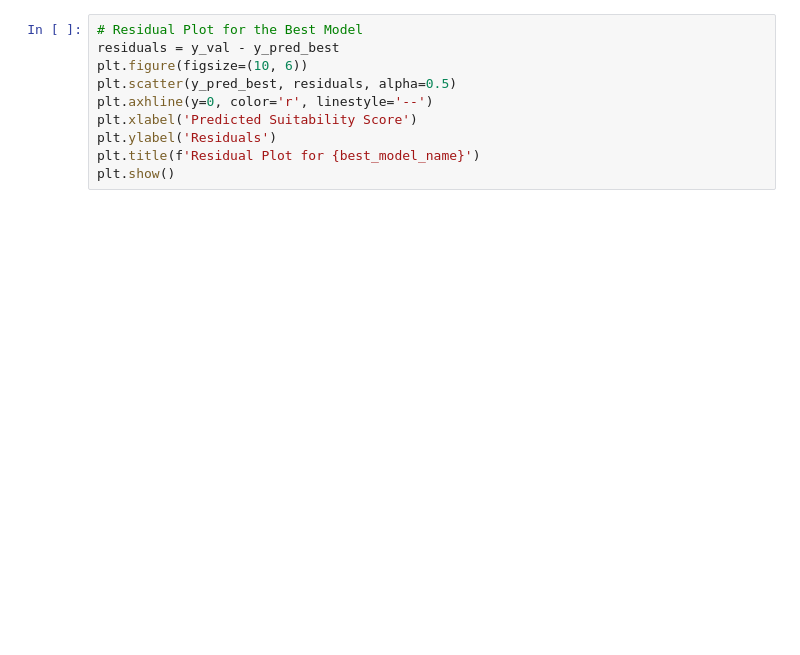
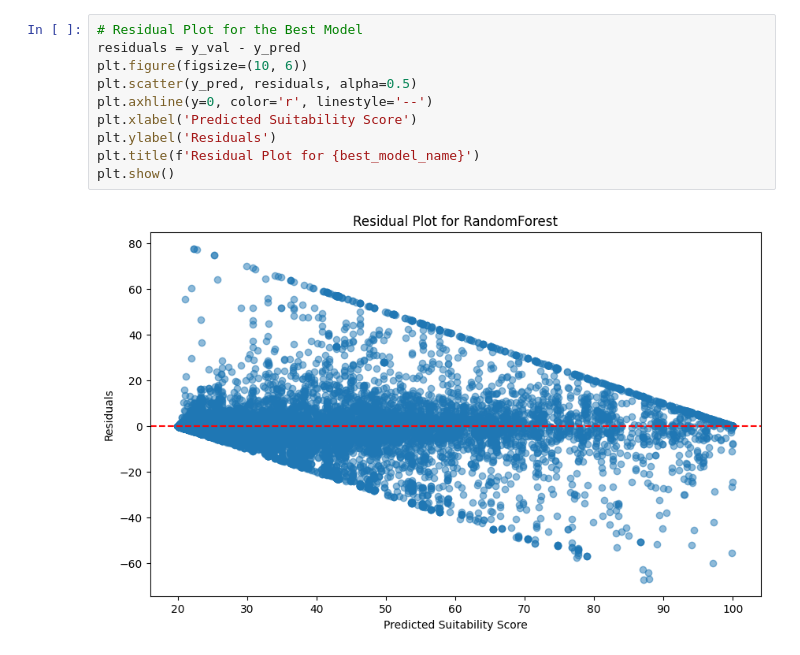
Before and after one commit to meruuuuooo/croptap-ml-v2, a Jupyter notebook: notebooks/04_model_evaluation.ipynb, the cells around one changed output. Cells and saved outputs as stored; diff of their text form; blank space fills up the shorter version.

```diff
--- a/notebooks/04_model_evaluation.ipynb
+++ b/notebooks/04_model_evaluation.ipynb
@@ -87,10 +82,12 @@ plt.show()
 # %%
 # Residual Plot for the Best Model
-residuals = y_val - y_pred_best
+residuals = y_val - y_pred
 plt.figure(figsize=(10, 6))
-plt.scatter(y_pred_best, residuals, alpha=0.5)
+plt.scatter(y_pred, residuals, alpha=0.5)
 plt.axhline(y=0, color='r', linestyle='--')
 plt.xlabel('Predicted Suitability Score')
 plt.ylabel('Residuals')
 plt.title(f'Residual Plot for {best_model_name}')
 plt.show()
+# %% [output]
+[figure, added]
```
Also changed, not shown: parts of 10 cells of this notebook, 15 other files.
